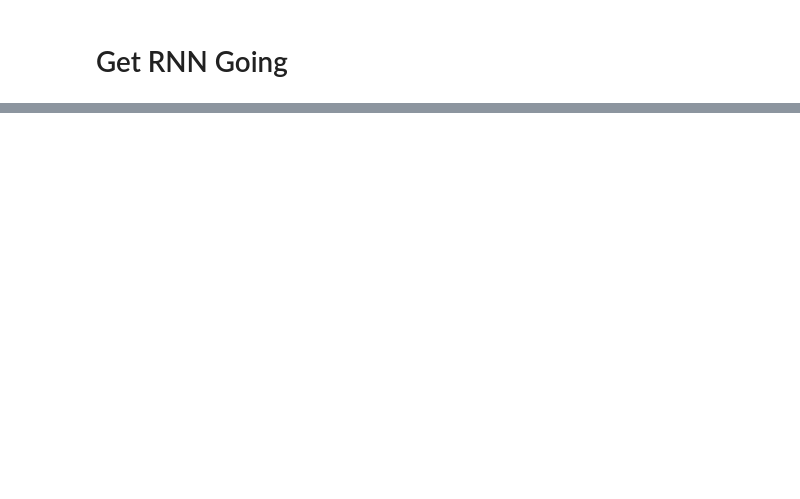
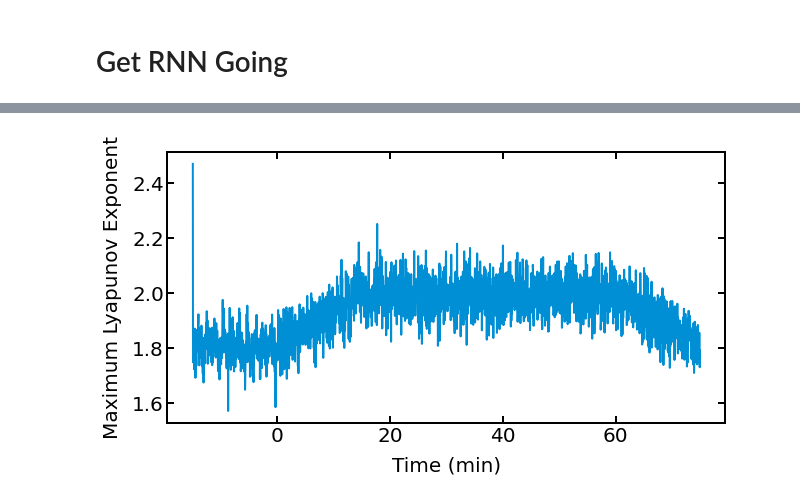
Before and after one commit to adamjeisen/ChaoticConsciousness, a Jupyter notebook: _sandbox/methods/RNN Models/2022-07-19 - Balanced E-I Networks.ipynb, the cells around one changed output, grey strips where cells are left out. Saved outputs shown, nothing was run; the diff lists cells and outputs as text; code cells hidden in the pictures; blank space fills up the shorter version.

```diff
--- a/_sandbox/methods/RNN Models/2022-07-19 - Balanced E-I Networks.ipynb
+++ b/_sandbox/methods/RNN Models/2022-07-19 - Balanced E-I Networks.ipynb
@@ -76,0 +132,16 @@ post_scale = 1.0
+# %%
+window = 2 # s
+p = 50
+window_ms = int(window/dt)
+num_windows = int(np.ceil(Js.shape[0]/window_ms))
+lams = np.zeros((num_windows, p))
+for i in tqdm(range(num_windows)):
+    window_Js = Js[i*window_ms:np.min([(i+1)*window_ms, Js.shape[0]])]
+    lams[i] = estimate_stability_using_particle(window_Js, p)
+# %%
+plt.plot(np.arange(lams.shape[0])*window/60 - wake_mins, (lams/dt).mean(axis=1))
+plt.xlabel('Time (min)')
+plt.ylabel('Maximum Lyapunov Exponent')
+plt.show()
+# %% [output]
+[figure, added]
```
Also changed, not shown: parts of 21 cells of this notebook, 12 other files.
